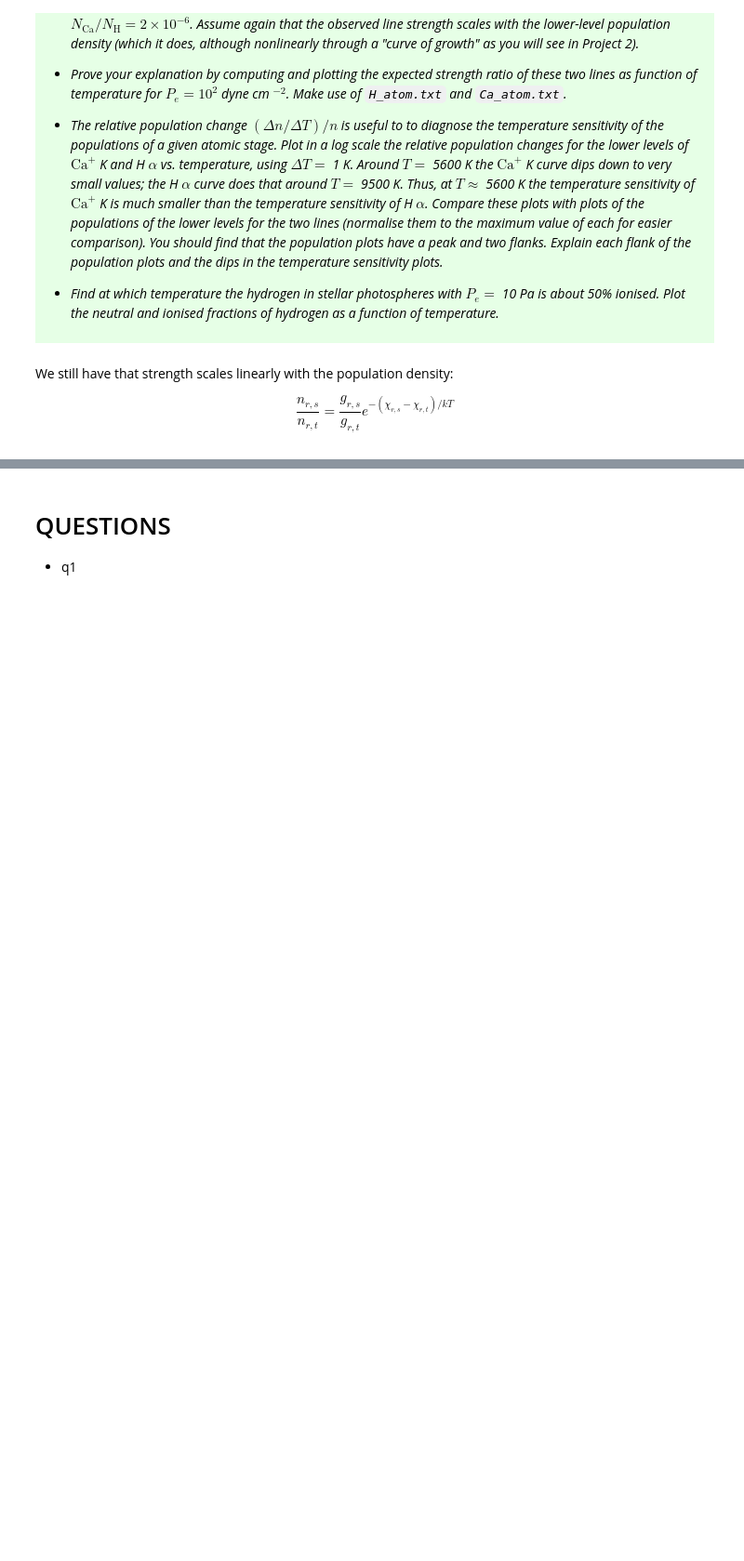
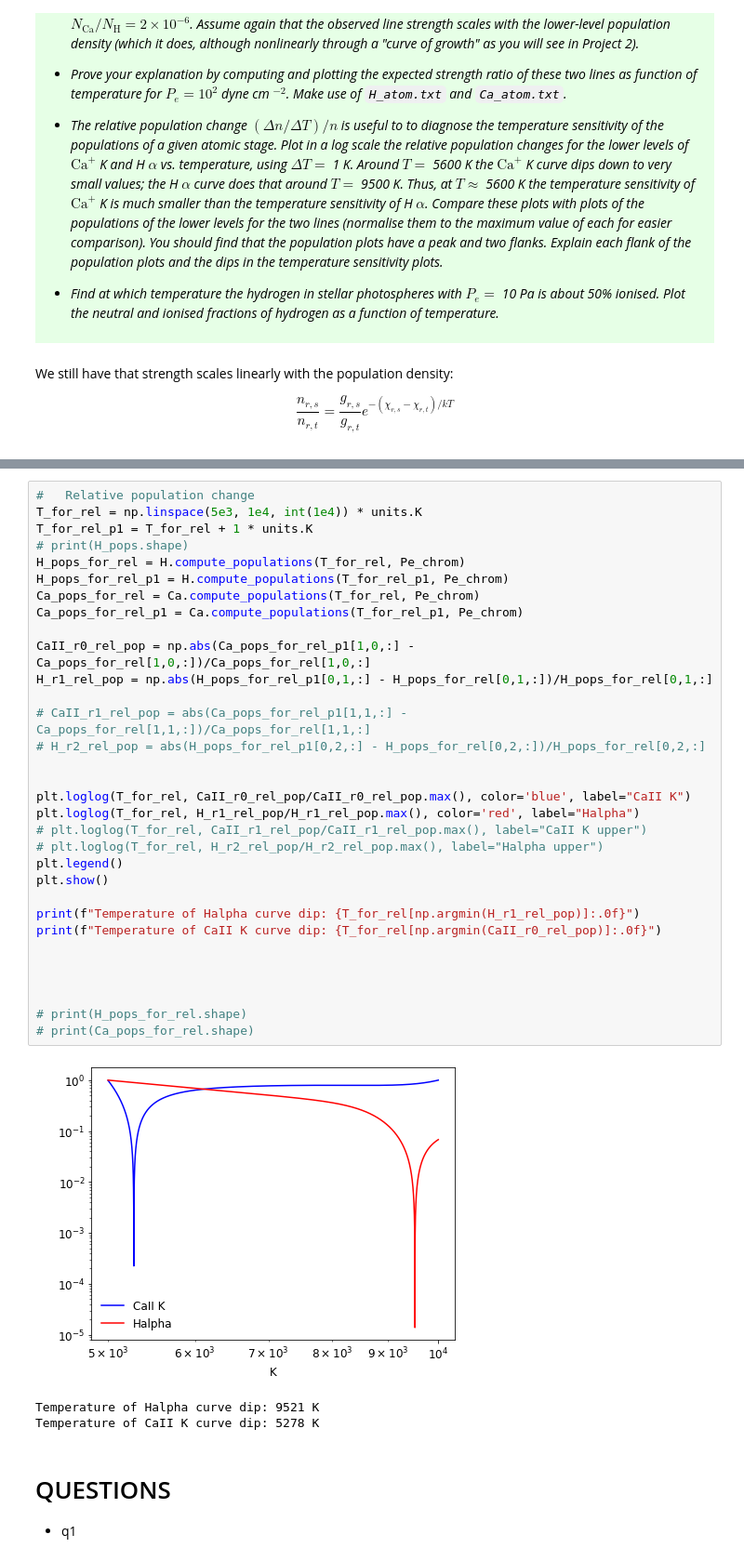
Before and after one commit to Vikenes/AST4310_project1, a Jupyter notebook: p1_assignment.ipynb, the cells around one changed output, grey strips where cells are left out. Shown at 93% size. Cells and saved outputs as stored; diff of their text form; blank space fills up the shorter version.

Commit message:
Added relative population with temperature plot

```diff
--- a/p1_assignment.ipynb
+++ b/p1_assignment.ipynb
@@ -437,3 +455,39 @@ plt.show()
+# %%
+#   Relative population change
+T_for_rel = np.linspace(5e3, 1e4, int(1e4)) * units.K
+T_for_rel_p1 = T_for_rel + 1 * units.K
+# print(H_pops.shape)
+H_pops_for_rel = H.compute_populations(T_for_rel, Pe_chrom)
+H_pops_for_rel_p1 = H.compute_populations(T_for_rel_p1, Pe_chrom)
+Ca_pops_for_rel = Ca.compute_populations(T_for_rel, Pe_chrom)
+Ca_pops_for_rel_p1 = Ca.compute_populations(T_for_rel_p1, Pe_chrom)
+
+CaII_r0_rel_pop = np.abs(Ca_pops_for_rel_p1[1,0,:] - Ca_pops_for_rel[1,0,:])/Ca_pops_for_rel[1,0,:]
+H_r1_rel_pop = np.abs(H_pops_for_rel_p1[0,1,:] - H_pops_for_rel[0,1,:])/H_pops_for_rel[0,1,:]
+
+# CaII_r1_rel_pop = abs(Ca_pops_for_rel_p1[1,1,:] - Ca_pops_for_rel[1,1,:])/Ca_pops_for_rel[1,1,:]
+# H_r2_rel_pop = abs(H_pops_for_rel_p1[0,2,:] - H_pops_for_rel[0,2,:])/H_pops_for_rel[0,2,:]
+
+
+plt.loglog(T_for_rel, CaII_r0_rel_pop/CaII_r0_rel_pop.max(), color='blue', label="CaII K")
+plt.loglog(T_for_rel, H_r1_rel_pop/H_r1_rel_pop.max(), color='red', label="Halpha")
+# plt.loglog(T_for_rel, CaII_r1_rel_pop/CaII_r1_rel_pop.max(), label="CaII K upper")
+# plt.loglog(T_for_rel, H_r2_rel_pop/H_r2_rel_pop.max(), label="Halpha upper")
+plt.legend()
+plt.show()
+
+print(f"Temperature of Halpha curve dip: {T_for_rel[np.argmin(H_r1_rel_pop)]:.0f}")
+print(f"Temperature of CaII K curve dip: {T_for_rel[np.argmin(CaII_r0_rel_pop)]:.0f}")
+
+
+
+
+# print(H_pops_for_rel.shape)
+# print(Ca_pops_for_rel.shape)
+# %% [output]
+[figure, added]
+Temperature of Halpha curve dip: 9521 K
+Temperature of CaII K curve dip: 5278 K
 # %% [markdown]
 # QUESTIONS
  * q1
```
Also changed, not shown: parts of 6 cells of this notebook.
